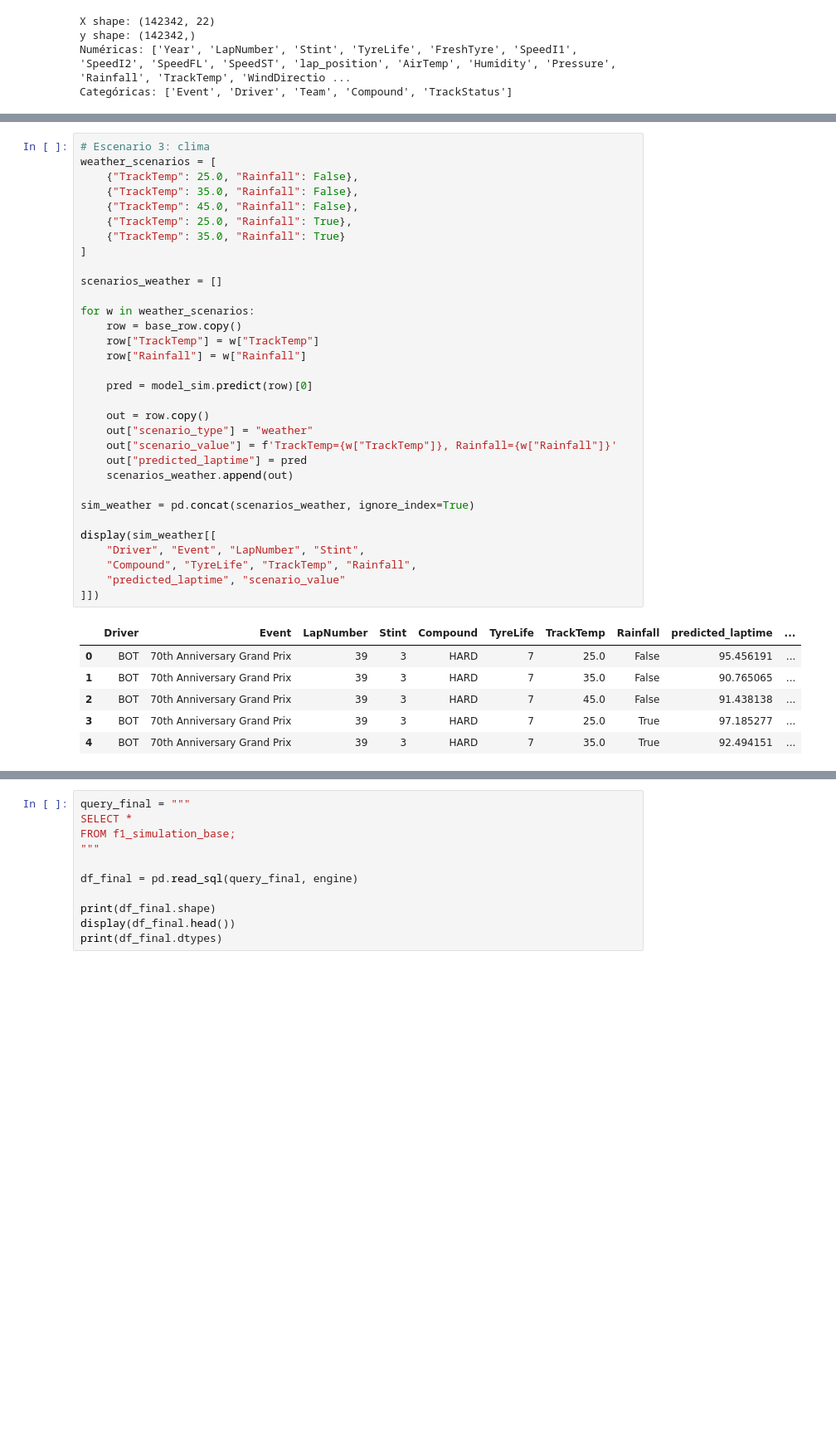
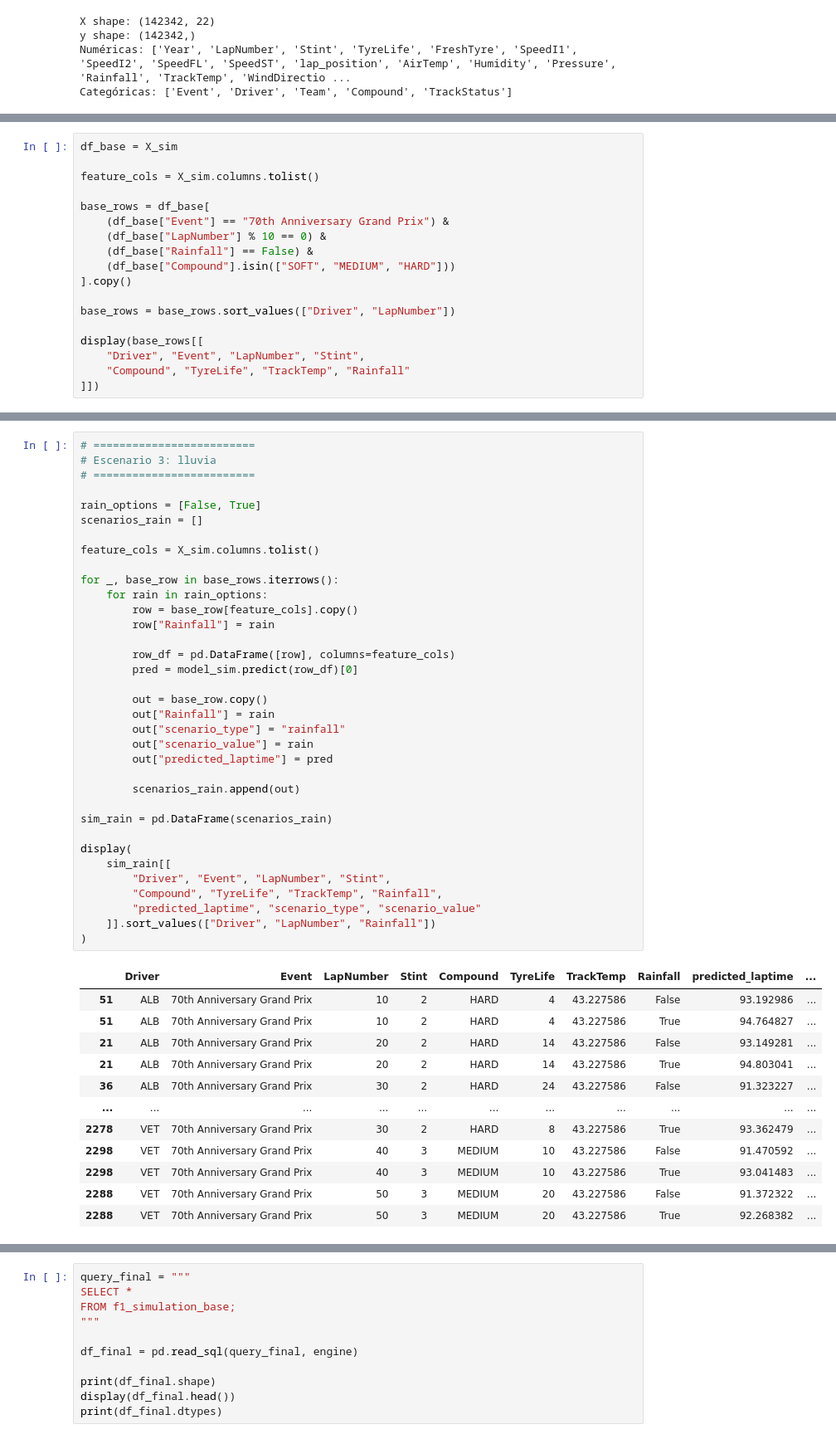
Before and after one commit to LorenaValero20/proyecto-f1, a Jupyter notebook: Simulación1.ipynb, the cells around one changed output, grey strips where cells are left out. Shown at 83% size. Saved outputs shown, nothing was run; the diff lists cells and outputs as text; blank space fills up the shorter version.

```diff
--- a/Simulación1.ipynb
+++ b/Simulación1.ipynb
@@ -397,0 +368,18 @@ display(base_row)
+# %%
+df_base = X_sim
+
+feature_cols = X_sim.columns.tolist()
+
+base_rows = df_base[
+    (df_base["Event"] == "70th Anniversary Grand Prix") &
+    (df_base["LapNumber"] % 10 == 0) &
+    (df_base["Rainfall"] == False) &
+    (df_base["Compound"].isin(["SOFT", "MEDIUM", "HARD"]))
+].copy()
+
+base_rows = base_rows.sort_values(["Driver", "LapNumber"])
+
+display(base_rows[[
+    "Driver", "Event", "LapNumber", "Stint",
+    "Compound", "TyreLife", "TrackTemp", "Rainfall"
+]])
@@ -464,39 +498,48 @@ display(sim_tyre[[
 # %%
-# Escenario 3: clima
-weather_scenarios = [
-    {"TrackTemp": 25.0, "Rainfall": False},
-    {"TrackTemp": 35.0, "Rainfall": False},
-    {"TrackTemp": 45.0, "Rainfall": False},
-    {"TrackTemp": 25.0, "Rainfall": True},
-    {"TrackTemp": 35.0, "Rainfall": True}
-]
+# =========================
+# Escenario 3: lluvia
+# =========================
 
-scenarios_weather = []
+rain_options = [False, True]
+scenarios_rain = []
 
-for w in weather_scenarios:
-    row = base_row.copy()
-    row["TrackTemp"] = w["TrackTemp"]
-    row["Rainfall"] = w["Rainfall"]
+feature_cols = X_sim.columns.tolist()
 
-    pred = model_sim.predict(row)[0]
+for _, base_row in base_rows.iterrows():
+    for rain in rain_options:
+        row = base_row[feature_cols].copy()
+        row["Rainfall"] = rain
 
-    out = row.copy()
-    out["scenario_type"] = "weather"
-    out["scenario_value"] = f'TrackTemp={w["TrackTemp"]}, Rainfall={w["Rainfall"]}'
-    out["predicted_laptime"] = pred
-    scenarios_weather.append(out)
+        row_df = pd.DataFrame([row], columns=feature_cols)
+        pred = model_sim.predict(row_df)[0]
 
-sim_weather = pd.concat(scenarios_weather, ignore_index=True)
+        out = base_row.copy()
+        out["Rainfall"] = rain
+        out["scenario_type"] = "rainfall"
+        out["scenario_value"] = rain
+        out["predicted_laptime"] = pred
 
-display(sim_weather[[
-    "Driver", "Event", "LapNumber", "Stint",
-    "Compound", "TyreLife", "TrackTemp", "Rainfall",
-    "predicted_laptime", "scenario_value"
-]])
+        scenarios_rain.append(out)
+
+sim_rain = pd.DataFrame(scenarios_rain)
+
+display(
+    sim_rain[[
+        "Driver", "Event", "LapNumber", "Stint",
+        "Compound", "TyreLife", "TrackTemp", "Rainfall",
+        "predicted_laptime", "scenario_type", "scenario_value"
+    ]].sort_values(["Driver", "LapNumber", "Rainfall"])
+)
 # %% [output]
 |  | Driver | Event | LapNumber | Stint | Compound | TyreLife | TrackTemp | Rainfall | predicted_laptime | ... |
-| 0 | BOT | 70th Anniversary Grand Prix | 39 | 3 | HARD | 7 | 25.0 | False | 95.456191 | ... |
-| 1 | BOT | 70th Anniversary Grand Prix | 39 | 3 | HARD | 7 | 35.0 | False | 90.765065 | ... |
-| 2 | BOT | 70th Anniversary Grand Prix | 39 | 3 | HARD | 7 | 45.0 | False | 91.438138 | ... |
-| 3 | BOT | 70th Anniversary Grand Prix | 39 | 3 | HARD | 7 | 25.0 | True | 97.185277 | ... |
-| 4 | BOT | 70th Anniversary Grand Prix | 39 | 3 | HARD | 7 | 35.0 | True | 92.494151 | ... |
+| 51 | ALB | 70th Anniversary Grand Prix | 10 | 2 | HARD | 4 | 43.227586 | False | 93.192986 | ... |
+| 51 | ALB | 70th Anniversary Grand Prix | 10 | 2 | HARD | 4 | 43.227586 | True | 94.764827 | ... |
+| 21 | ALB | 70th Anniversary Grand Prix | 20 | 2 | HARD | 14 | 43.227586 | False | 93.149281 | ... |
+| 21 | ALB | 70th Anniversary Grand Prix | 20 | 2 | HARD | 14 | 43.227586 | True | 94.803041 | ... |
+| 36 | ALB | 70th Anniversary Grand Prix | 30 | 2 | HARD | 24 | 43.227586 | False | 91.323227 | ... |
+| ... | ... | ... | ... | ... | ... | ... | ... | ... | ... | ... |
+| 2278 | VET | 70th Anniversary Grand Prix | 30 | 2 | HARD | 8 | 43.227586 | True | 93.362479 | ... |
+| 2298 | VET | 70th Anniversary Grand Prix | 40 | 3 | MEDIUM | 10 | 43.227586 | False | 91.470592 | ... |
+| 2298 | VET | 70th Anniversary Grand Prix | 40 | 3 | MEDIUM | 10 | 43.227586 | True | 93.041483 | ... |
+| 2288 | VET | 70th Anniversary Grand Prix | 50 | 3 | MEDIUM | 20 | 43.227586 | False | 91.372322 | ... |
+| 2288 | VET | 70th Anniversary Grand Prix | 50 | 3 | MEDIUM | 20 | 43.227586 | True | 92.268382 | ... |
```
Also changed, not shown: parts of 38 cells of this notebook.
